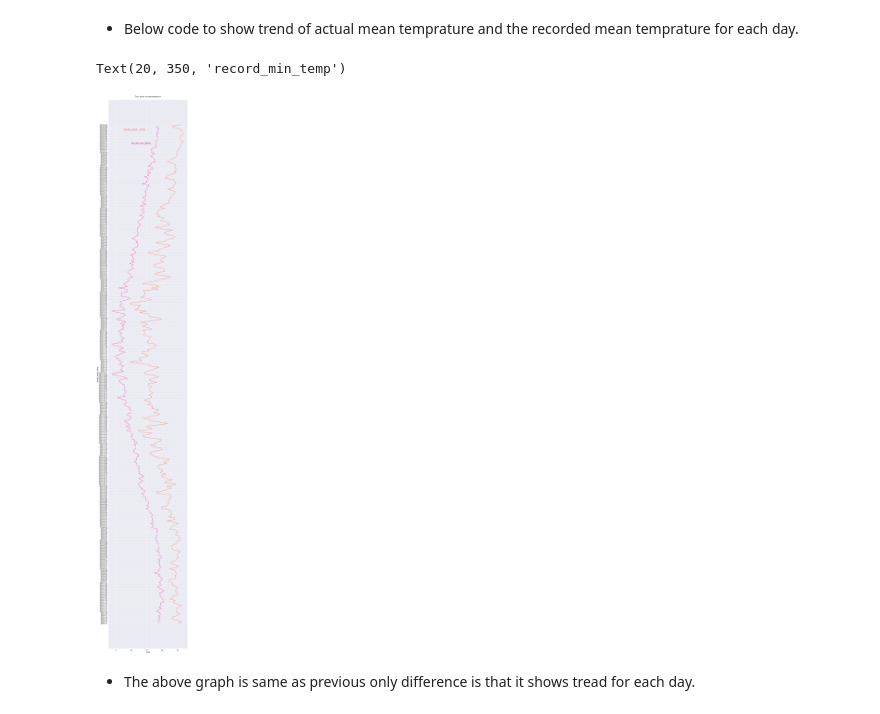
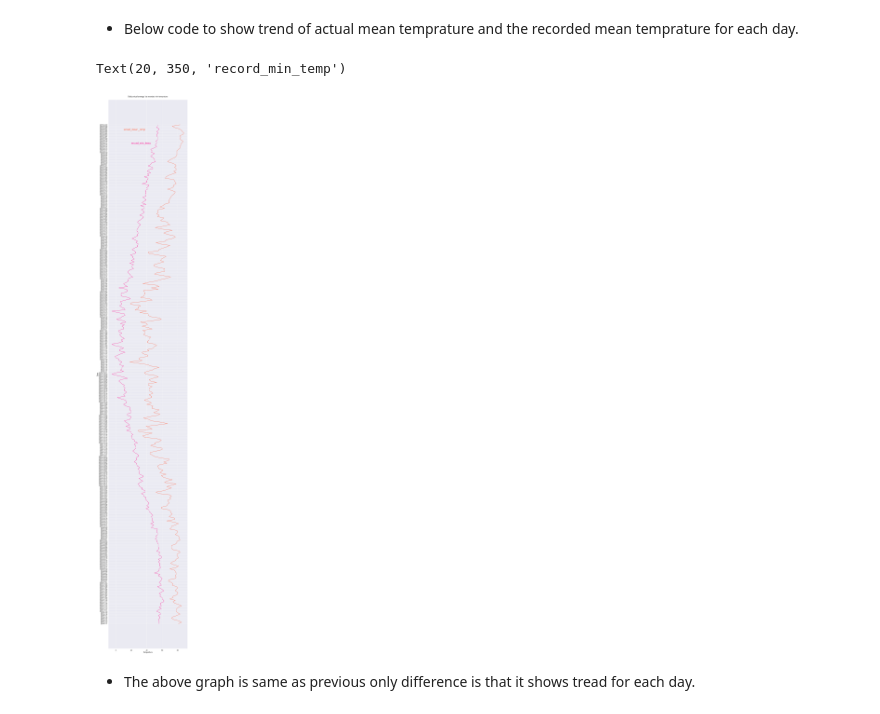
Before and after one commit to prag0703/Python_Projects, a Jupyter notebook: Python_Basics/Week4/ALY6140_Summer2021_Pragati_Koladiya_Assignment_4.ipynb, the cells around one changed output. Cells and saved outputs as stored; diff of their text form; code cells hidden in the pictures.

```diff
--- a/Python_Basics/Week4/ALY6140_Summer2021_Pragati_Koladiya_Assignment_4.ipynb
+++ b/Python_Basics/Week4/ALY6140_Summer2021_Pragati_Koladiya_Assignment_4.ipynb
@@ -271,29 +271,29 @@ Text(40, 20, 'record_min_temp')
 # %%
 # plotting a line plot after changing it's width and height
 fig, ax = plt.subplots(figsize=(14, 100))
 
 ax.plot('actual_mean_temp','date', data=df ,marker='', color='tomato', linewidth=2)
 ax.plot('record_min_temp','date', data=df ,marker='', color='deeppink', linewidth=2)
 
 ax.format_xdata = mdates.DateFormatter('%Y-%m')
 ax.format_ydata = lambda x: f'${x:.2f}'
 ax.grid(True)
 
-ax.set(xlabel="Date",
-       ylabel="actual_mean_temp",
-       title="Daily actual average temprature\n")
+ax.set(ylabel="Date",
+       xlabel="Temprature",
+       title="Daily actual average Vs recorded min temprature\n")
 
 ax.annotate('actual_mean_temp',
      (10, 360), # these are the coordinates to position the label
      color='tomato',
      size=25)
 ax.annotate('record_min_temp',
      (20, 350), # these are the coordinates to position the label
      color='deeppink',
      size=25)
 # %% [output]
 Text(20, 350, 'record_min_temp')
-[figure, old version]
+[figure, new version]
 # %% [markdown]
 - The above graph is same as previous only difference is that it shows tread for each day.
 # %% [markdown]
```
Also changed, not shown: parts of 2 cells of this notebook.
